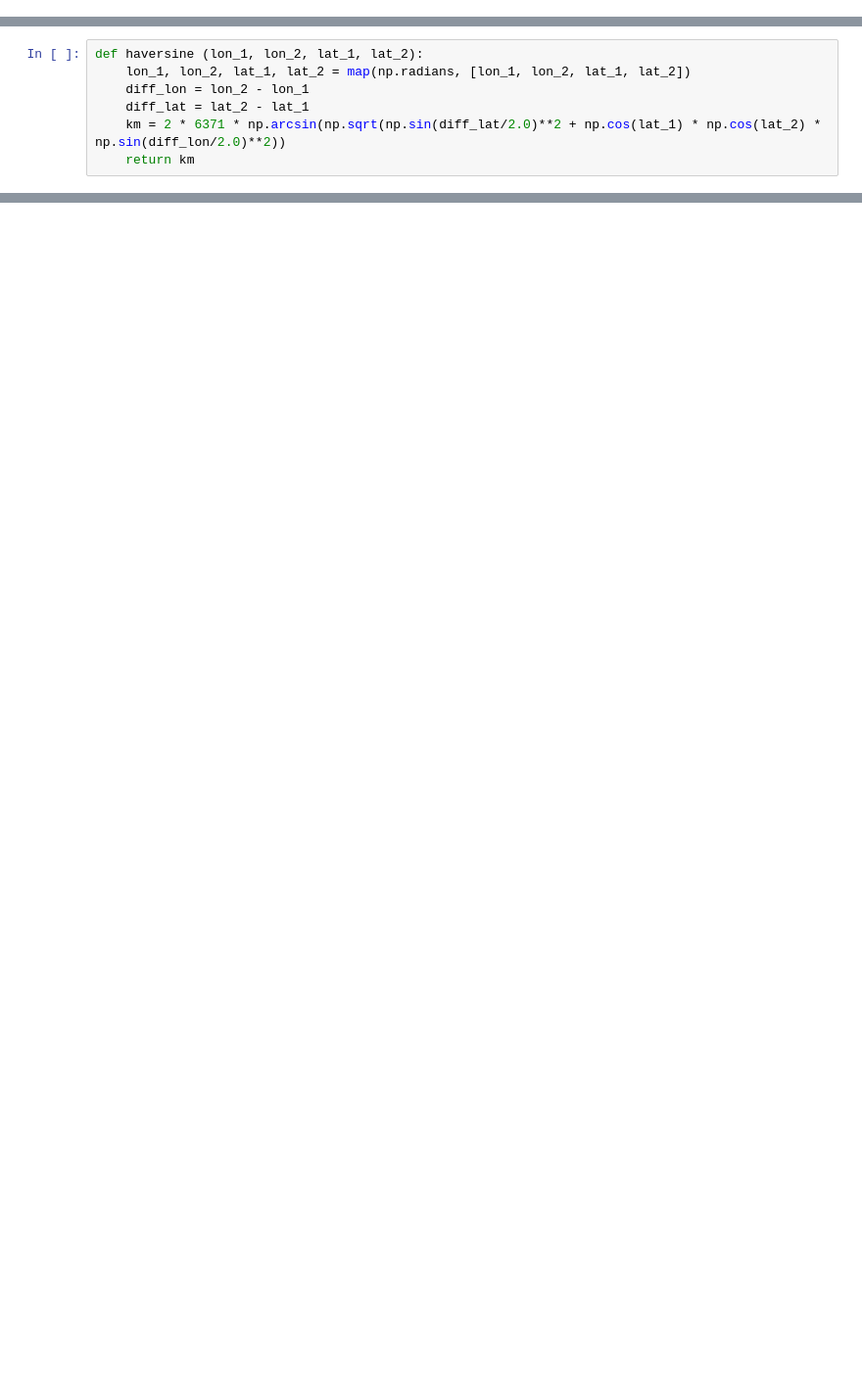
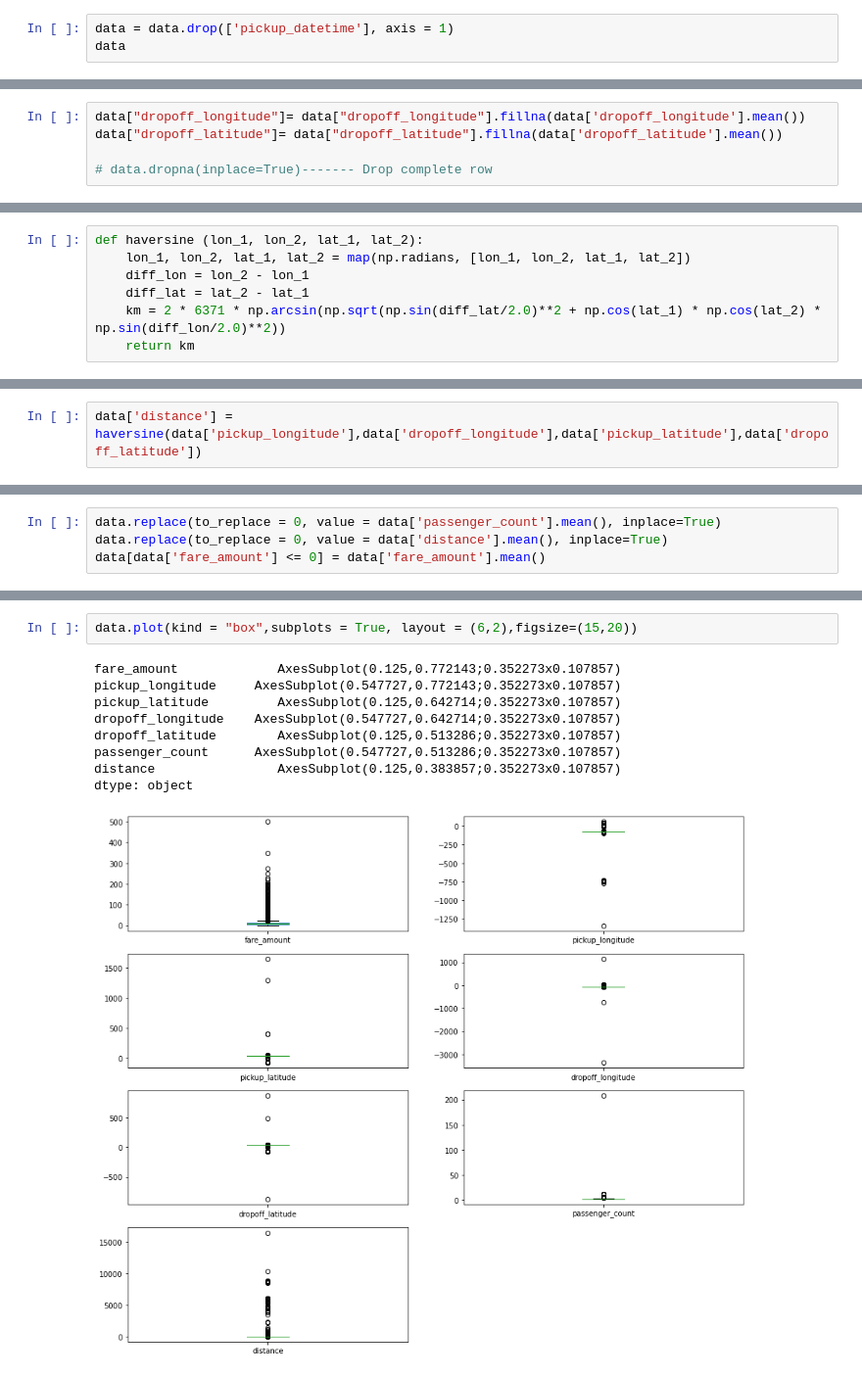
Before and after one commit to SumedhaZaware/Machine-Learning-SPPU-2019-Pattern, a Jupyter notebook: Assignment-1/Assignment-1.ipynb, the cells around one changed output, grey strips where cells are left out. Shown at 98% size. Saved outputs shown, nothing was run; the diff lists cells and outputs as text; blank space fills up the shorter version.

```diff
--- a/Assignment-1/Assignment-1.ipynb
+++ b/Assignment-1/Assignment-1.ipynb
@@ -240,0 +180,3 @@ reg.score(X_test, y_test)
+# %%
+data = data.drop(['pickup_datetime'], axis = 1)
+data
@@ -240,0 +227,5 @@ reg.score(X_test, y_test)
+# %%
+data["dropoff_longitude"]= data["dropoff_longitude"].fillna(data['dropoff_longitude'].mean())
+data["dropoff_latitude"]= data["dropoff_latitude"].fillna(data['dropoff_latitude'].mean())
+
+# data.dropna(inplace=True)------- Drop complete row
@@ -363,0 +257,2 @@ rf.score(X_test, y_test)
+# %%
+data['distance'] = haversine(data['pickup_longitude'],data['dropoff_longitude'],data['pickup_latitude'],data['dropoff_latitude'])
@@ -363,0 +271,4 @@ rf.score(X_test, y_test)
+# %%
+data.replace(to_replace = 0, value = data['passenger_count'].mean(), inplace=True)
+data.replace(to_replace = 0, value = data['distance'].mean(), inplace=True)
+data[data['fare_amount'] <= 0] = data['fare_amount'].mean()
@@ -363,0 +322,12 @@ rf.score(X_test, y_test)
+# %%
+data.plot(kind = "box",subplots = True, layout = (6,2),figsize=(15,20))
+# %% [output]
+fare_amount             AxesSubplot(0.125,0.772143;0.352273x0.107857)
+pickup_longitude     AxesSubplot(0.547727,0.772143;0.352273x0.107857)
+pickup_latitude         AxesSubplot(0.125,0.642714;0.352273x0.107857)
+dropoff_longitude    AxesSubplot(0.547727,0.642714;0.352273x0.107857)
+dropoff_latitude        AxesSubplot(0.125,0.513286;0.352273x0.107857)
+passenger_count      AxesSubplot(0.547727,0.513286;0.352273x0.107857)
+distance                AxesSubplot(0.125,0.383857;0.352273x0.107857)
+dtype: object
+[figure, added]
```
Also changed, not shown: parts of 106 cells of this notebook.
